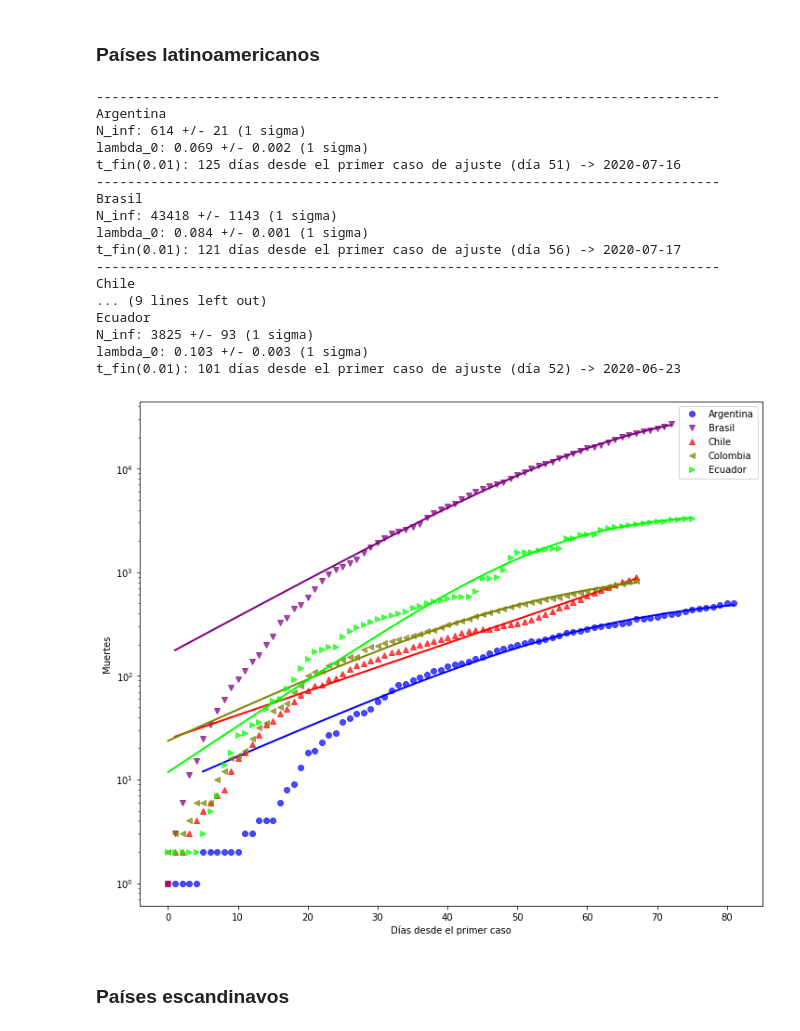
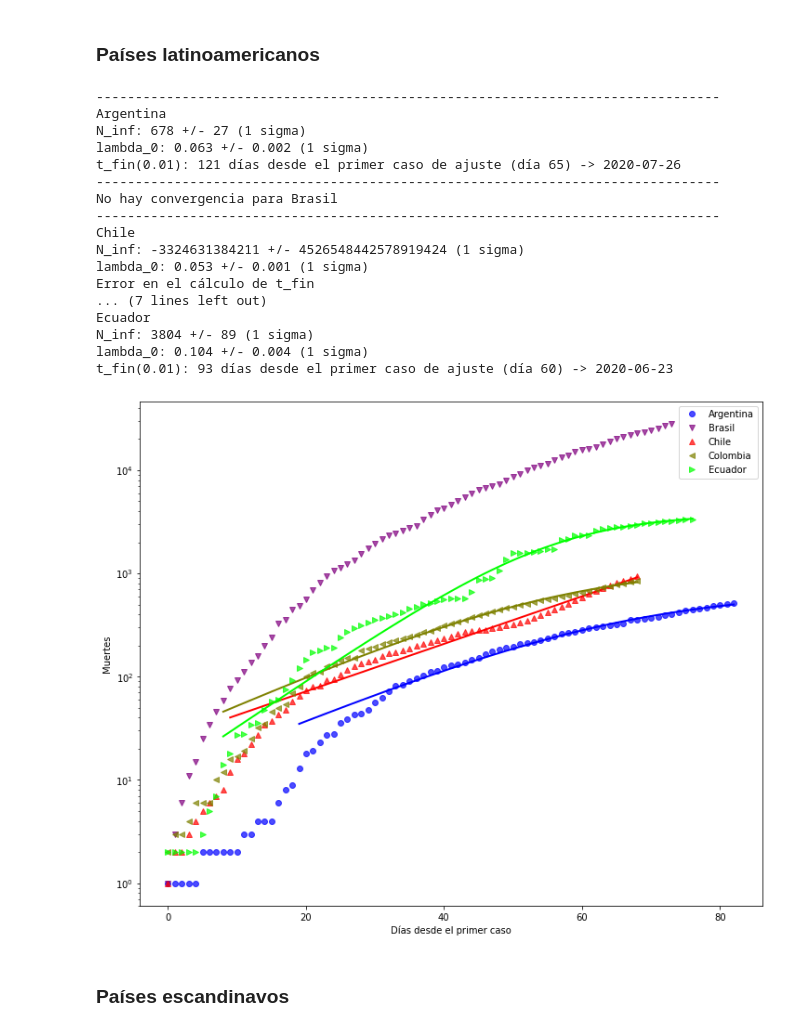
Before and after one commit to manuxch/logistic-covid19, a Jupyter notebook: Logistic_model_COVID-19.ipynb, the cells around one changed output. Cells and saved outputs as stored; diff of their text form; code cells hidden in the pictures.

Commit message:
Actualización diaria de visualizaciones, ajustes y registros

```diff
--- a/Logistic_model_COVID-19.ipynb
+++ b/Logistic_model_COVID-19.ipynb
@@ -276,26 +276,26 @@ t_fin(0.01): 89 días desde el primer caso de ajuste (día 54) -> 2020-06-13
 # %% [markdown]
 ### Países latinoamericanos
 # %%
-plot_fit(deadths_lat, 2, 'Muertes', logscale=True, p_fin=0.01)
+plot_fit(deadths_lat, 12, 'Muertes', logscale=True, p_fin=0.01)
 # %% [output]
 --------------------------------------------------------------------------------
 Argentina
-N_inf: 614 +/- 21 (1 sigma)
-lambda_0: 0.069 +/- 0.002 (1 sigma)
-t_fin(0.01): 125 días desde el primer caso de ajuste (día 51) -> 2020-07-16
+N_inf: 678 +/- 27 (1 sigma)
+lambda_0: 0.063 +/- 0.002 (1 sigma)
+t_fin(0.01): 121 días desde el primer caso de ajuste (día 65) -> 2020-07-26
 --------------------------------------------------------------------------------
-Brasil
-N_inf: 43418 +/- 1143 (1 sigma)
-lambda_0: 0.084 +/- 0.001 (1 sigma)
-t_fin(0.01): 121 días desde el primer caso de ajuste (día 56) -> 2020-07-17
+No hay convergencia para Brasil
 --------------------------------------------------------------------------------
 Chile
-... (9 lines left out)
+N_inf: -3324631384211 +/- 4526548442578919424 (1 sigma)
+lambda_0: 0.053 +/- 0.001 (1 sigma)
+Error en el cálculo de t_fin
+... (7 lines left out)
 Ecuador
-N_inf: 3825 +/- 93 (1 sigma)
-lambda_0: 0.103 +/- 0.003 (1 sigma)
-t_fin(0.01): 101 días desde el primer caso de ajuste (día 52) -> 2020-06-23
+N_inf: 3804 +/- 89 (1 sigma)
+lambda_0: 0.104 +/- 0.004 (1 sigma)
+t_fin(0.01): 93 días desde el primer caso de ajuste (día 60) -> 2020-06-23
-[figure, old version]
+[figure, new version]
 # %% [markdown]
 ### Países escandinavos
 # %%
```
Also changed, not shown: parts of 8 cells of this notebook.
